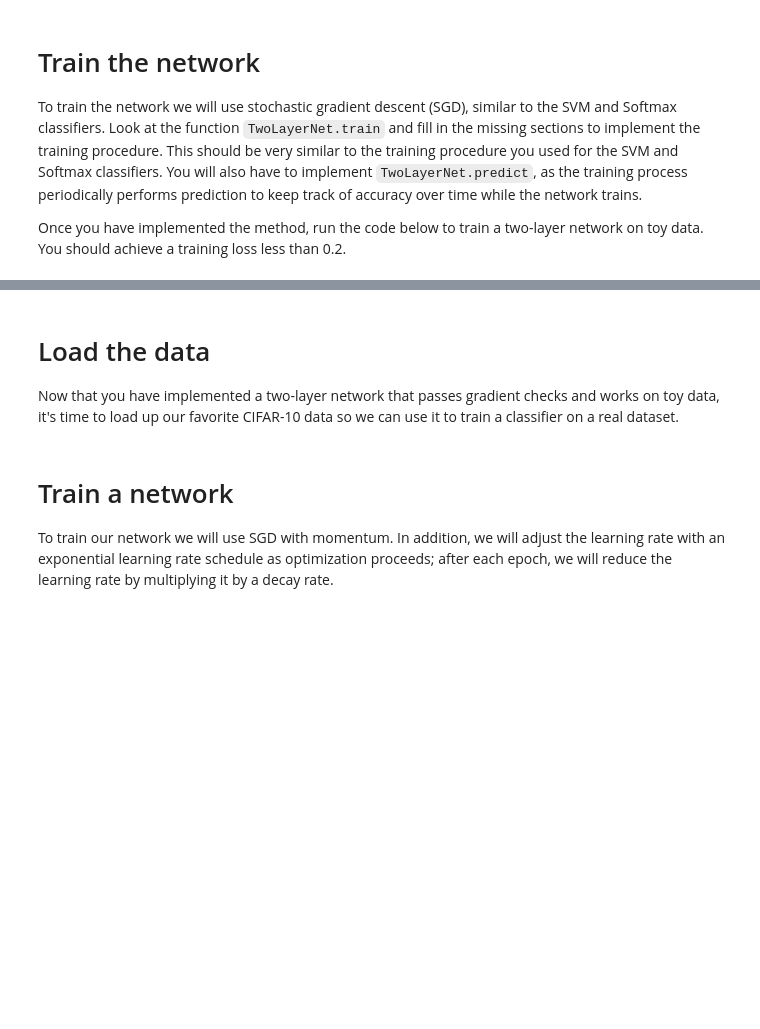
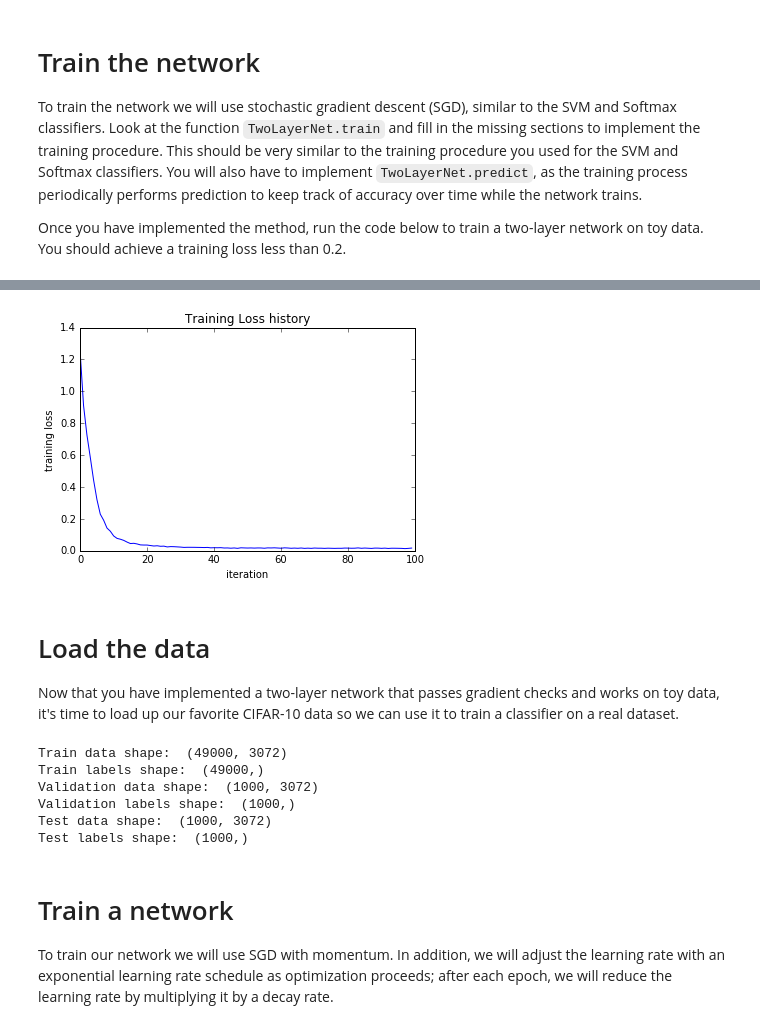
Before and after one commit to RahulBaboota/CS231n-Homeworks, a Jupyter notebook: two_layer_net.ipynb, the cells around one changed output, grey strips where cells are left out. Cells and saved outputs as stored; diff of their text form; code cells hidden in the pictures; blank space fills up the shorter version.

```diff
--- a/two_layer_net.ipynb
+++ b/two_layer_net.ipynb
@@ -128,13 +128,13 @@ Once you have implemented the method, run the code below to train a two-layer ne
 # %%
 net = init_toy_model()
 stats = net.train(X, y, X, y,
-            learning_rate=1e-1, reg=1e-5,
-            num_iters=100, verbose=False)
+            learningRate=1e-1, reg=1e-5,
+            numIters=100, verbose=False)
 
-print 'Final training loss: ', stats['loss_history'][-1]
+print 'Final training loss: ', stats['lossHistory'][-1]
 
 # plot the loss history
-plt.plot(stats['loss_history'])
+plt.plot(stats['lossHistory'])
 plt.xlabel('iteration')
 plt.ylabel('training loss')
 plt.title('Training Loss history')
@@ -144,3 +144,4 @@ AttributeError: 'NoneType' object has no attribute 'shape'
+[figure, added]
 # %% [markdown]
 # Load the data
 Now that you have implemented a two-layer network that passes gradient checks and works on toy data, it's time to load up our favorite CIFAR-10 data so we can use it to train a classifier on a real dataset.
@@ -190,6 +191,13 @@ print 'Validation data shape: ', X_val.shape
 print 'Validation labels shape: ', y_val.shape
 print 'Test data shape: ', X_test.shape
 print 'Test labels shape: ', y_test.shape
+# %% [output]
+Train data shape:  (49000, 3072)
+Train labels shape:  (49000,)
+Validation data shape:  (1000, 3072)
+Validation labels shape:  (1000,)
+Test data shape:  (1000, 3072)
+Test labels shape:  (1000,)
 # %% [markdown]
 # Train a network
 To train our network we will use SGD with momentum. In addition, we will adjust the learning rate with an exponential learning rate schedule as optimization proceeds; after each epoch, we will reduce the learning rate by multiplying it by a decay rate.
```
Also changed, not shown: parts of 4 cells of this notebook, 1 other file.
